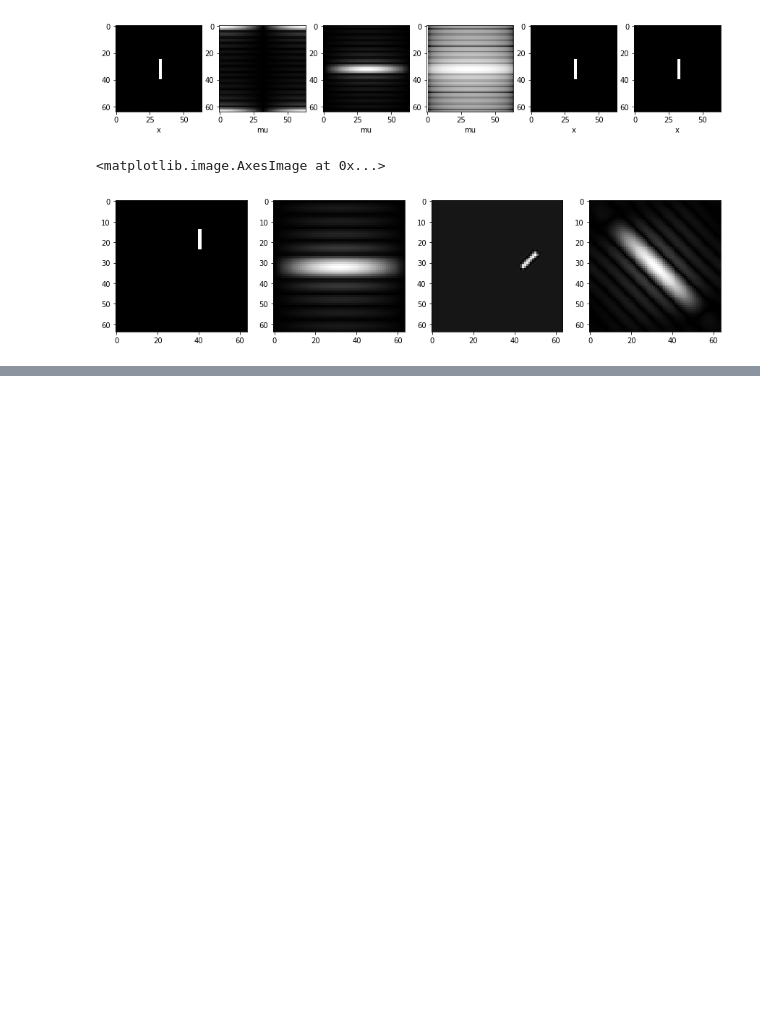
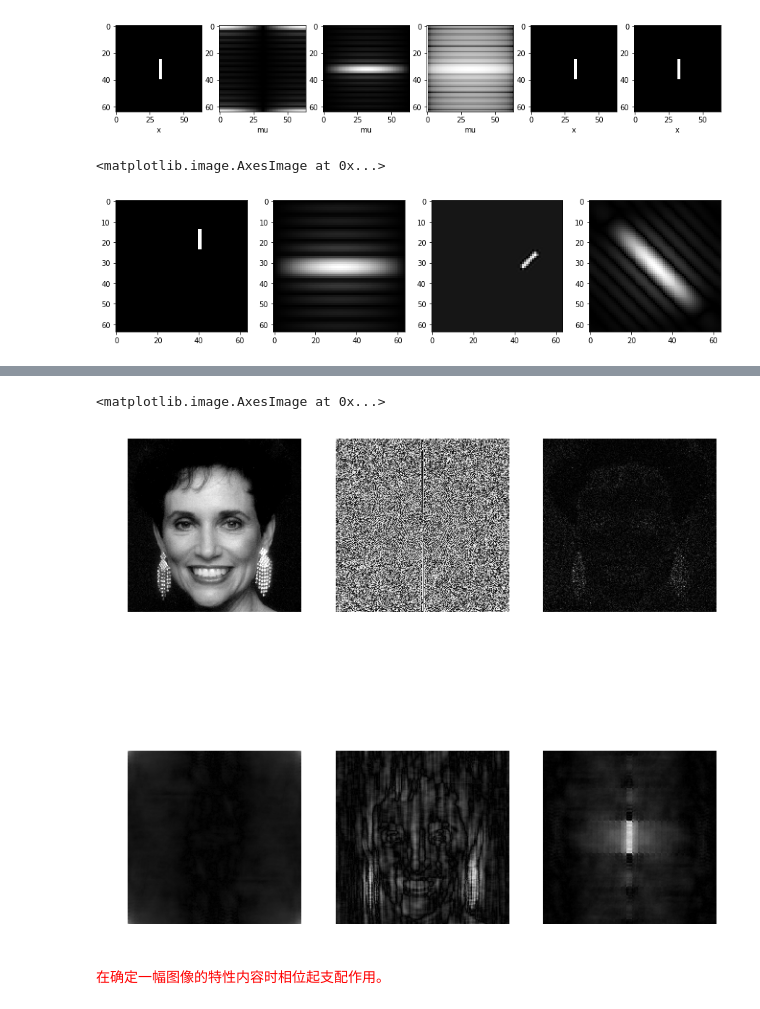
Before and after one commit to Sierkinhane/Digital-Image-Processing, a Jupyter notebook: src/Digital_Image_Processing.ipynb, the cells around one changed output, grey strips where cells are left out. Saved outputs shown, nothing was run; the diff lists cells and outputs as text; code cells hidden in the pictures; blank space fills up the shorter version.

```diff
--- a/src/Digital_Image_Processing.ipynb
+++ b/src/Digital_Image_Processing.ipynb
@@ -1549,0 +1552,35 @@ ax[5].imshow(PA_3, cmap='gray')
+# %%
+image = cv2.imread('../images/dip/DIP3E_CH04_Original_Images/DIP3E_Original_Images_CH04/Fig0424(a)(rectangle).tif', 0).astype(np.float)
+image = cv2.resize(image, (512, 512))
+F = np.fft.fft2(image)
+F = np.fft.fftshift(F)
+S_ = np.abs(F)
+PA_ = np.arctan2(np.imag(F), np.real(F))
+
+image = cv2.imread('../images/dip/DIP3E_CH04_Original_Images/DIP3E_Original_Images_CH04/Fig0427(a)(woman).tif', 0).astype(np.float)
+
+F = np.fft.fft2(image)
+F = np.fft.fftshift(F)
+PA = np.arctan2(np.imag(F), np.real(F))
+
+img_res_1 = np.abs(np.fft.ifft2(1*np.exp(1j*PA)))                 # 仅用相角重建图像
+img_res_2 = np.abs(np.fft.ifft2(np.abs(F)))                             # 仅用频谱重建图像
+img_res_2 = img_res_2**(0.6)                                                #
+img_res_3 = np.abs(np.fft.ifft2(S_*np.exp(1j*PA)))               # 用矩形的谱与woman的相角组合重建图像
+img_res_4 = np.abs(np.fft.ifft2(np.abs(F)*np.exp(1j*PA_)))  # 用woman的谱与矩形的相角组合重建图像
+
+fig, ax = plt.subplots(2,3, figsize=(11,11))
+for i in range(ax.shape[0]):
+    for j in range(ax.shape[1]):
+        ax[i, j].axis('off')
+ax[0,0].imshow(image, cmap='gray')
+ax[0,1].imshow(PA, cmap='gray')
+ax[0,2].imshow(img_res_1, cmap='gray')
+ax[1,0].imshow(img_res_2, cmap='gray')
+ax[1,1].imshow(img_res_3, cmap='gray')
+ax[1,2].imshow(img_res_4, cmap='gray')
+# %% [output]
+<matplotlib.image.AxesImage at 0x...>
+[figure, added]
+# %% [markdown]
+<font color='red'>在确定一幅图像的特性内容时相位起支配作用。</font>
```
Also changed, not shown: parts of 2 cells of this notebook, 2 other files.
